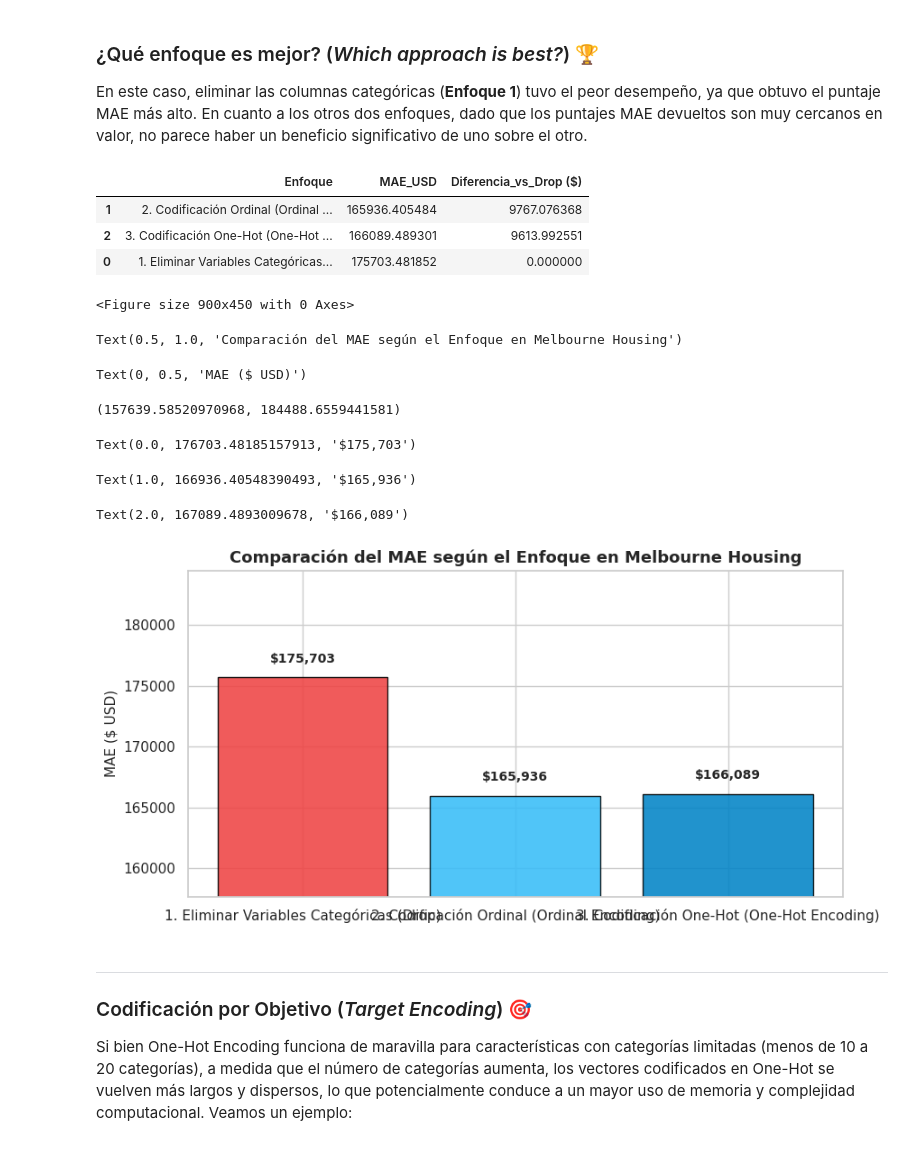
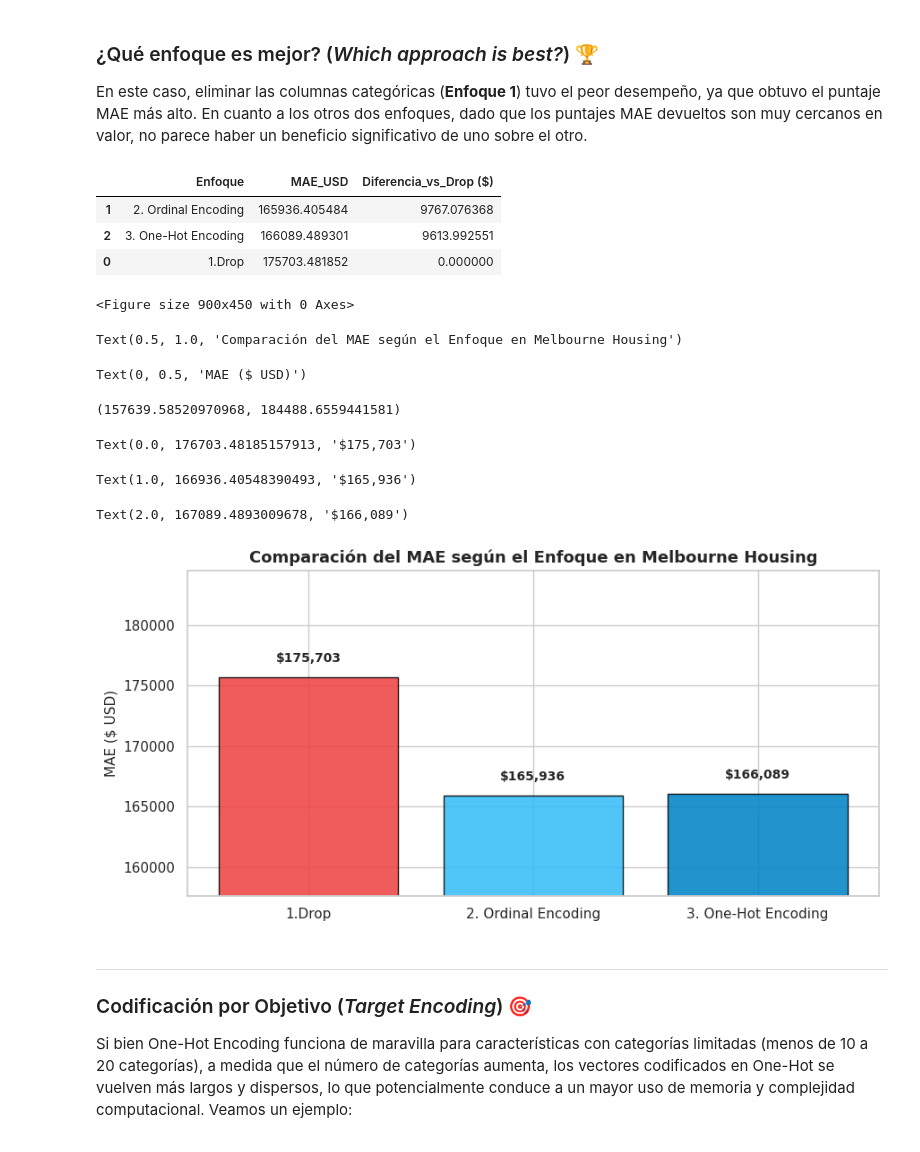
Before and after one commit to GesCienciaDatos/Data-Science-Programming---USTA-Tunja-Repository, a Jupyter notebook: 06 - Feature Engineering/01_Variables_Categoricas_Feature_Engineering.ipynb, the cells around one changed output. Cells and saved outputs as stored; diff of their text form; code cells hidden in the pictures.

```diff
--- a/06 - Feature Engineering/01_Variables_Categoricas_Feature_Engineering.ipynb
+++ b/06 - Feature Engineering/01_Variables_Categoricas_Feature_Engineering.ipynb
@@ -439,43 +455,43 @@ mae_3 = score_dataset(OH_X_train, OH_X_valid, y_train, y_valid)
 
 resumen_melb = pd.DataFrame({
     'Enfoque': [
-        '1. Eliminar Variables Categóricas (Drop)',
-        '2. Codificación Ordinal (Ordinal Encoding)',
-        '3. Codificación One-Hot (One-Hot Encoding)'
+        '1.Drop',
+        '2. Ordinal Encoding',
+        '3. One-Hot Encoding'
     ],
     'MAE_USD': [mae_1, mae_2, mae_3]
 })
 
 resumen_melb['Diferencia_vs_Drop ($)'] = mae_1 - resumen_melb['MAE_USD']
 display(resumen_melb.sort_values(by='MAE_USD'))
 
 # Gráfico comparativo
 plt.figure(figsize=(9, 4.5))
 colores = ['#ef4444', '#38bdf8', '#0284c7']
 bars = plt.bar(resumen_melb['Enfoque'], resumen_melb['MAE_USD'], color=colores, edgecolor='black', alpha=0.88)
 plt.title("Comparación del MAE según el Enfoque en Melbourne Housing", fontsize=13, weight='bold')
 plt.ylabel("MAE ($ USD)", fontsize=11)
 plt.ylim(min(resumen_melb['MAE_USD']) * 0.95, max(resumen_melb['MAE_USD']) * 1.05)
 
 for bar in bars:
     yval = bar.get_height()
     plt.text(bar.get_x() + bar.get_width()/2.0, yval + 1000, f"${yval:,.0f}", ha='center', va='bottom', fontsize=10, weight='bold')
 
 plt.tight_layout()
 plt.show()
 # %% [output]
 |  | Enfoque | MAE_USD | Diferencia_vs_Drop ($) |
-| 1 | 2. Codificación Ordinal (Ordinal ... | 165936.405484 | 9767.076368 |
-| 2 | 3. Codificación One-Hot (One-Hot ... | 166089.489301 | 9613.992551 |
-| 0 | 1. Eliminar Variables Categóricas... | 175703.481852 | 0.000000 |
+| 1 | 2. Ordinal Encoding | 165936.405484 | 9767.076368 |
+| 2 | 3. One-Hot Encoding | 166089.489301 | 9613.992551 |
+| 0 | 1.Drop | 175703.481852 | 0.000000 |
 <Figure size 900x450 with 0 Axes>
 Text(0.5, 1.0, 'Comparación del MAE según el Enfoque en Melbourne Housing')
 Text(0, 0.5, 'MAE ($ USD)')
 (157639.58520970968, 184488.6559441581)
 Text(0.0, 176703.48185157913, '$175,703')
 Text(1.0, 166936.40548390493, '$165,936')
 Text(2.0, 167089.4893009678, '$166,089')
-[figure, old version]
+[figure, new version]
 # %% [markdown]
 ---
 ### Codificación por Objetivo (*Target Encoding*) 🎯
```
Also changed, not shown: parts of 1 cell of this notebook, 1 other file.
